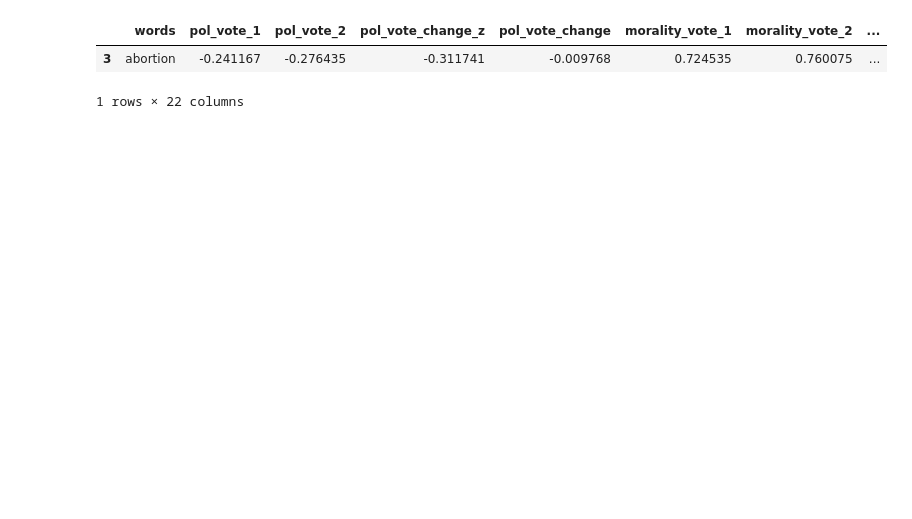
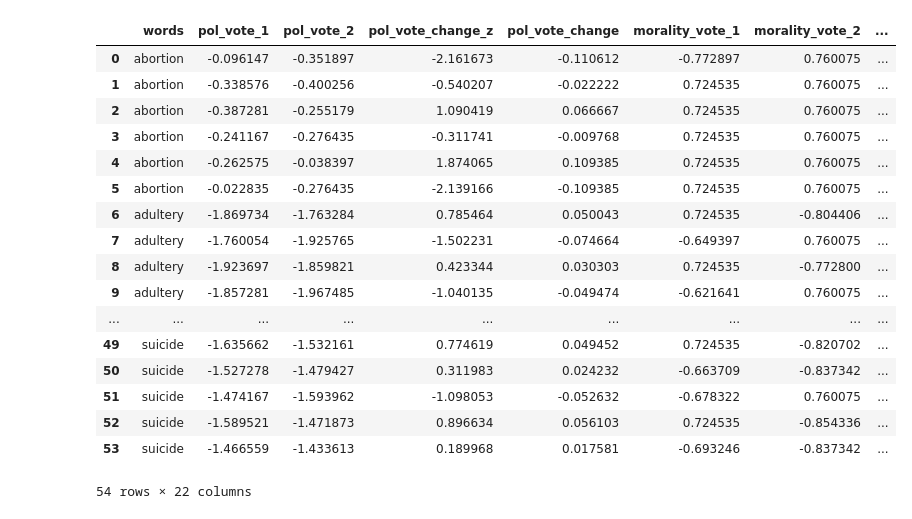
Before and after one commit to AidaRamezani/moralization_temporal, a Jupyter notebook: notebooks/nyt_gallup.ipynb, the cells around one changed output. Drawn from its saved outputs; the diff is of its cells as text; code cells hidden in the pictures; blank space fills up the shorter version.

```diff
--- a/notebooks/nyt_gallup.ipynb
+++ b/notebooks/nyt_gallup.ipynb
@@ -190,11 +197,26 @@ join(
 # %%
 rate_df.reset_index(inplace = True)
 # %%
-rate_df.sample()
+rate_df
 # %% [output]
 |  | words | pol_vote_1 | pol_vote_2 | pol_vote_change_z | pol_vote_change | morality_vote_1 | morality_vote_2 | ... |
+| 0 | abortion | -0.096147 | -0.351897 | -2.161673 | -0.110612 | -0.772897 | 0.760075 | ... |
+| 1 | abortion | -0.338576 | -0.400256 | -0.540207 | -0.022222 | 0.724535 | 0.760075 | ... |
+| 2 | abortion | -0.387281 | -0.255179 | 1.090419 | 0.066667 | 0.724535 | 0.760075 | ... |
 | 3 | abortion | -0.241167 | -0.276435 | -0.311741 | -0.009768 | 0.724535 | 0.760075 | ... |
+| 4 | abortion | -0.262575 | -0.038397 | 1.874065 | 0.109385 | 0.724535 | 0.760075 | ... |
+| 5 | abortion | -0.022835 | -0.276435 | -2.139166 | -0.109385 | 0.724535 | 0.760075 | ... |
+| 6 | adultery | -1.869734 | -1.763284 | 0.785464 | 0.050043 | 0.724535 | -0.804406 | ... |
+| 7 | adultery | -1.760054 | -1.925765 | -1.502231 | -0.074664 | -0.649397 | 0.760075 | ... |
+| 8 | adultery | -1.923697 | -1.859821 | 0.423344 | 0.030303 | 0.724535 | -0.772800 | ... |
+| 9 | adultery | -1.857281 | -1.967485 | -1.040135 | -0.049474 | -0.621641 | 0.760075 | ... |
+| ... | ... | ... | ... | ... | ... | ... | ... | ... |
+| 49 | suicide | -1.635662 | -1.532161 | 0.774619 | 0.049452 | 0.724535 | -0.820702 | ... |
+| 50 | suicide | -1.527278 | -1.479427 | 0.311983 | 0.024232 | -0.663709 | -0.837342 | ... |
+| 51 | suicide | -1.474167 | -1.593962 | -1.098053 | -0.052632 | -0.678322 | 0.760075 | ... |
+| 52 | suicide | -1.589521 | -1.471873 | 0.896634 | 0.056103 | 0.724535 | -0.854336 | ... |
+| 53 | suicide | -1.466559 | -1.433613 | 0.189968 | 0.017581 | -0.693246 | -0.837342 | ... |
-1 rows × 22 columns
+54 rows × 22 columns
 # %%
 formula = 'pol_vote_change ~ year1  + C(issue) + p_change_relevance + p_change_polarity + pol_vote_1'
 model = smf.ols(formula, data=rate_df).fit()
```
Also changed, not shown: parts of 10 cells of this notebook.
